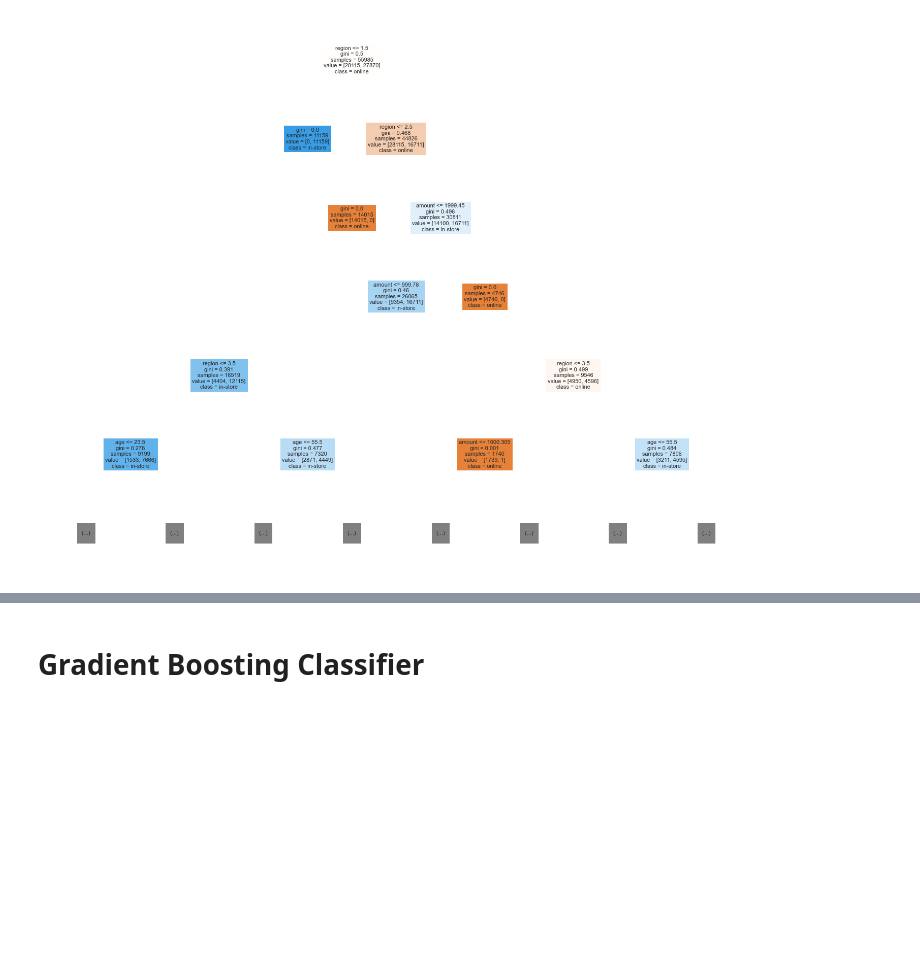
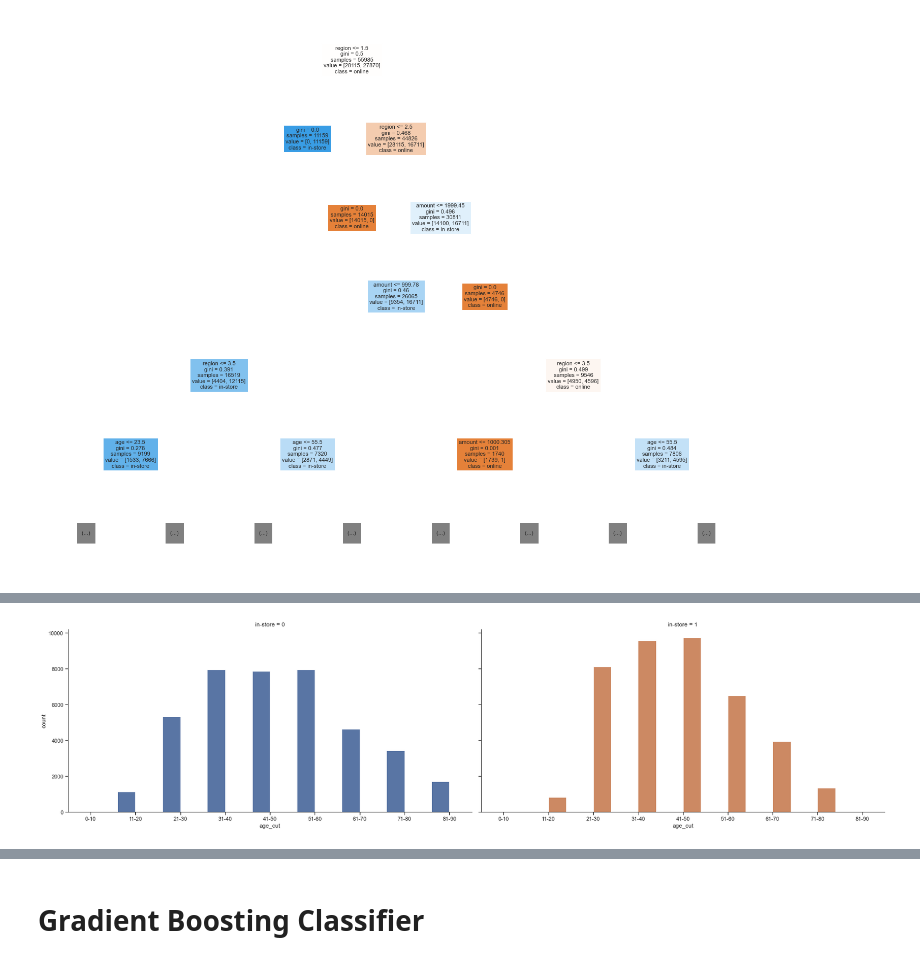
Before and after one commit to susanareyes1/CourseWork, a Jupyter notebook: Course 1- Task 1 and Task 2 -S.Reyes.ipynb, the cells around one changed output, grey strips where cells are left out. Drawn from its saved outputs; the diff is of its cells as text; code cells hidden in the pictures; blank space fills up the shorter version.

```diff
--- a/Course 1- Task 1 and Task 2 -S.Reyes.ipynb
+++ b/Course 1- Task 1 and Task 2 -S.Reyes.ipynb
@@ -901,0 +916,8 @@ tree4 = plot_tree(dtcFit4, max_depth=5, feature_names=X.columns,
+# %%
+sns.catplot(x="age_cut", hue="in-store", col="in-store",
+
+                data=data, kind="count",
+
+                height=6, aspect=2);
+# %% [output]
+[figure, added]
```
Also changed, not shown: parts of 4 cells of this notebook.
